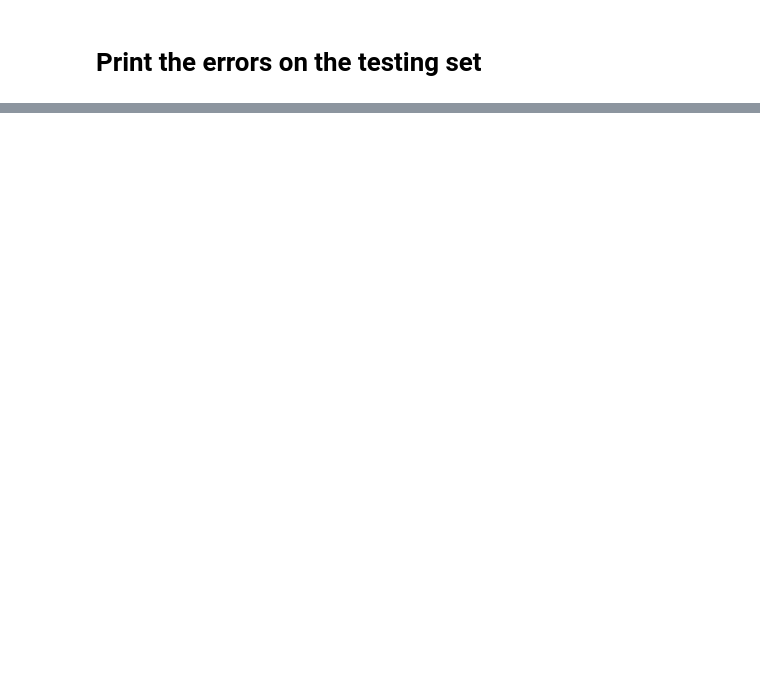
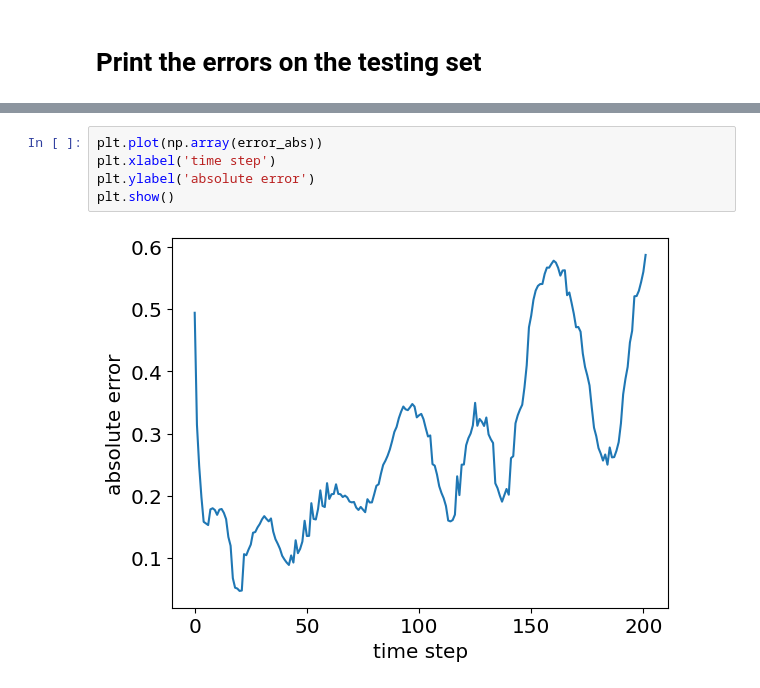
Before and after one commit to Crltt/GCA-ROM, a Jupyter notebook: notebook/14_maxelldg_TEZ.ipynb, the cells around one changed output, grey strips where cells are left out. Cells and saved outputs as stored; diff of their text form; blank space fills up the shorter version.

```diff
--- a/notebook/14_maxelldg_TEZ.ipynb
+++ b/notebook/14_maxelldg_TEZ.ipynb
@@ -182,0 +154,7 @@ plt.show()
+# %%
+plt.plot(np.array(error_abs))
+plt.xlabel('time step')
+plt.ylabel('absolute error')
+plt.show()
+# %% [output]
+[figure, added]
```
Also changed, not shown: parts of 7 cells of this notebook.
